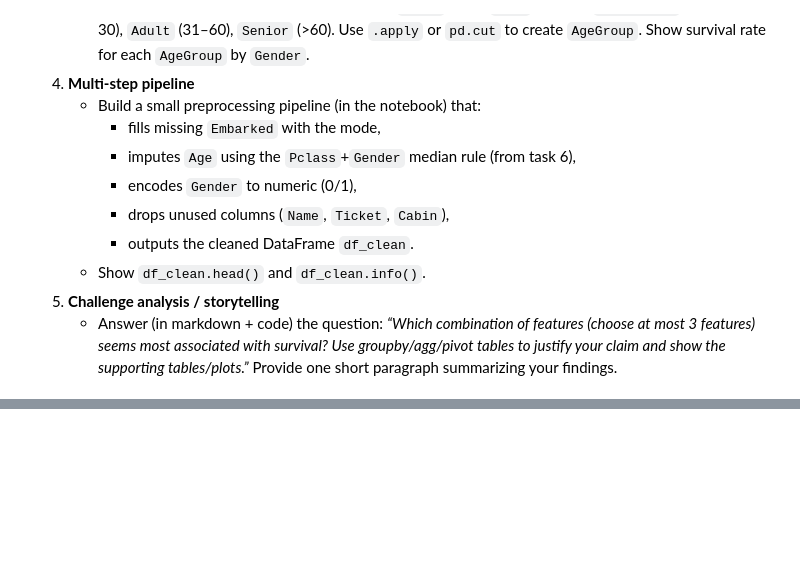
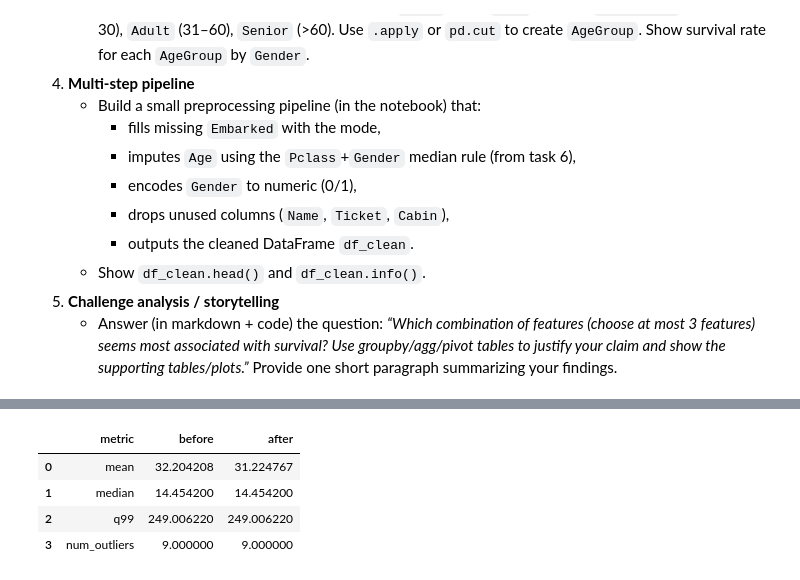
Before and after one commit to jaidev3/machine-learning, a Jupyter notebook: pandas-practice/titanic_pandas_assignment.ipynb, the cells around one changed output, grey strips where cells are left out. Saved outputs shown, nothing was run; the diff lists cells and outputs as text; code cells hidden in the pictures; blank space fills up the shorter version.

```diff
--- a/pandas-practice/titanic_pandas_assignment.ipynb
+++ b/pandas-practice/titanic_pandas_assignment.ipynb
@@ -298,0 +334,23 @@ Name: Survived, dtype: float64
+# %%
+fare_q99 = df['Fare'].quantile(0.99)
+df['Fare_outlier'] = df['Fare'] > fare_q99
+
+fare_mean_before = df['Fare'].mean()
+fare_median_before = df['Fare'].median()
+
+df['Fare'] = np.where(df['Fare_outlier'], fare_q99, df['Fare'])
+
+fare_mean_after = df['Fare'].mean()
+fare_median_after = df['Fare'].median()
+
+pd.DataFrame({
+    'metric': ['mean', 'median', 'q99', 'num_outliers'],
+    'before': [fare_mean_before, fare_median_before, fare_q99, df['Fare_outlier'].sum()],
+    'after':  [fare_mean_after,  fare_median_after,  fare_q99, df['Fare_outlier'].sum()],
+})
+# %% [output]
+|  | metric | before | after |
+| 0 | mean | 32.204208 | 31.224767 |
+| 1 | median | 14.454200 | 14.454200 |
+| 2 | q99 | 249.006220 | 249.006220 |
+| 3 | num_outliers | 9.000000 | 9.000000 |
```
Also changed, not shown: parts of 6 cells of this notebook, 3 other files.
